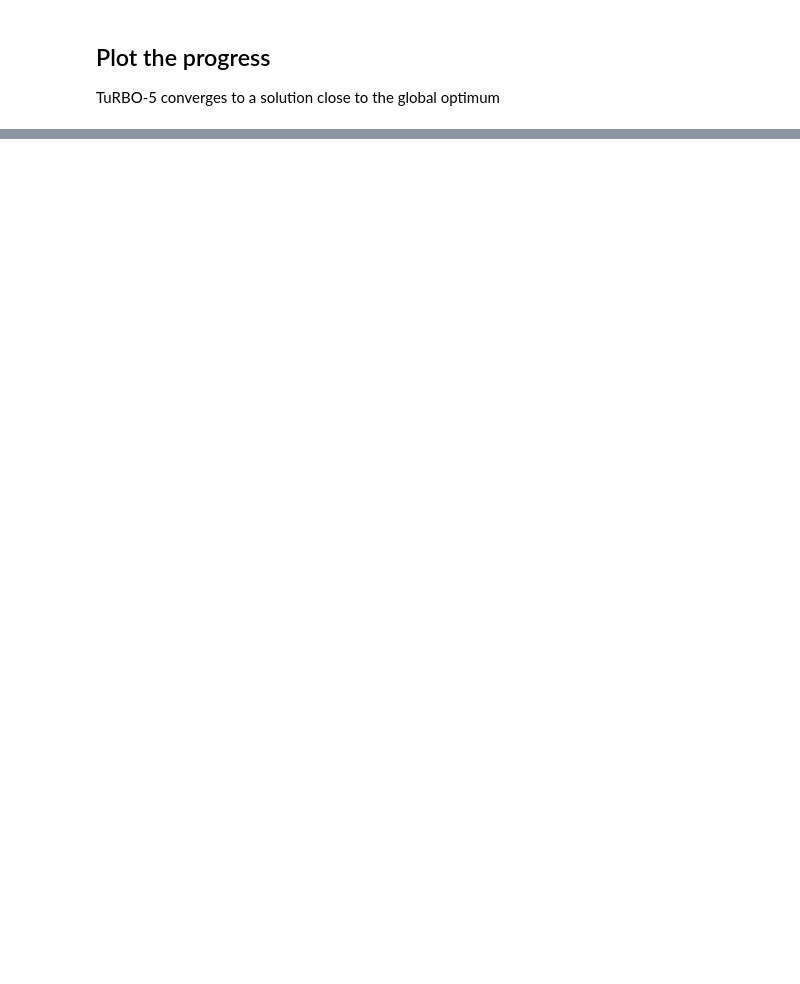
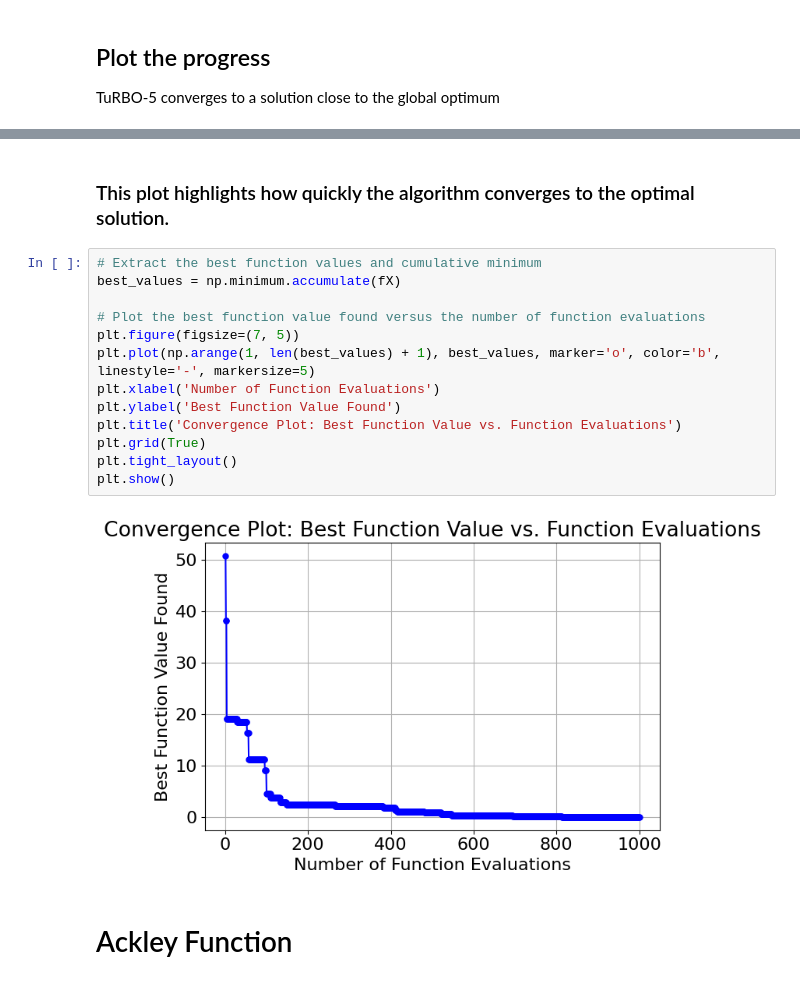
Before and after one commit to SetasAditya/Benchmarking, a Jupyter notebook: TuRBO-master/examples/TurboM.ipynb, the cells around one changed output, grey strips where cells are left out. Cells and saved outputs as stored; diff of their text form; blank space fills up the shorter version.

```diff
--- a/TuRBO-master/examples/TurboM.ipynb
+++ b/TuRBO-master/examples/TurboM.ipynb
@@ -119,0 +120,19 @@ plt.show()
+# %% [markdown]
+### This plot highlights how quickly the algorithm converges to the optimal solution.
+# %%
+# Extract the best function values and cumulative minimum
+best_values = np.minimum.accumulate(fX)
+
+# Plot the best function value found versus the number of function evaluations
+plt.figure(figsize=(7, 5))
+plt.plot(np.arange(1, len(best_values) + 1), best_values, marker='o', color='b', linestyle='-', markersize=5)
+plt.xlabel('Number of Function Evaluations')
+plt.ylabel('Best Function Value Found')
+plt.title('Convergence Plot: Best Function Value vs. Function Evaluations')
+plt.grid(True)
+plt.tight_layout()
+plt.show()
+# %% [output]
+[figure, added]
+# %% [markdown]
+# Ackley Function
```
Also changed, not shown: parts of 16 cells of this notebook, 5 other files.
